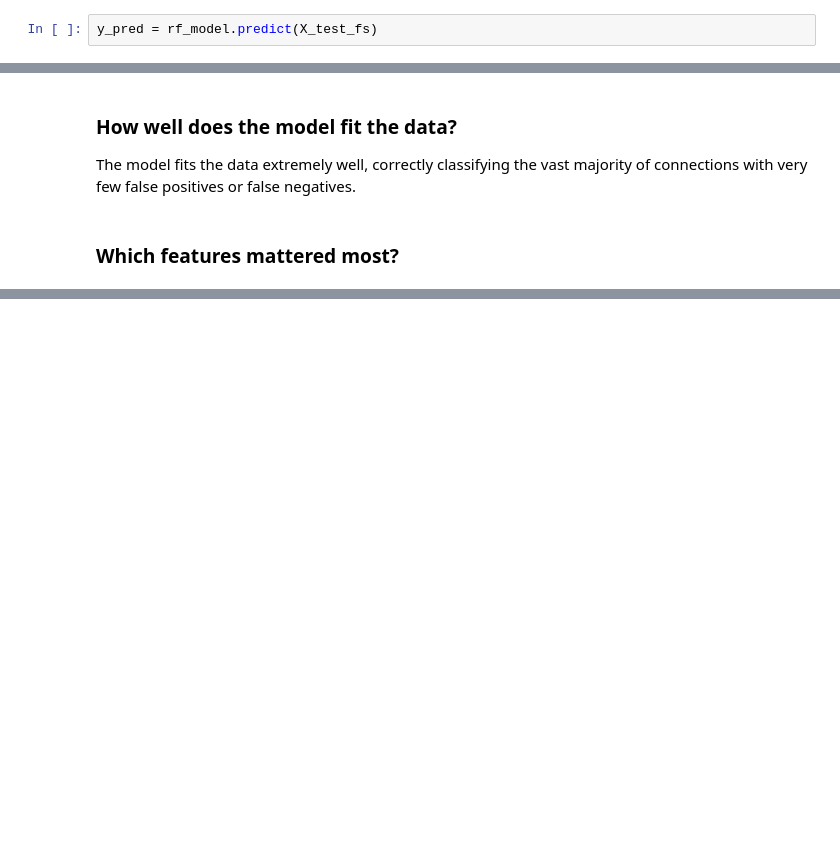
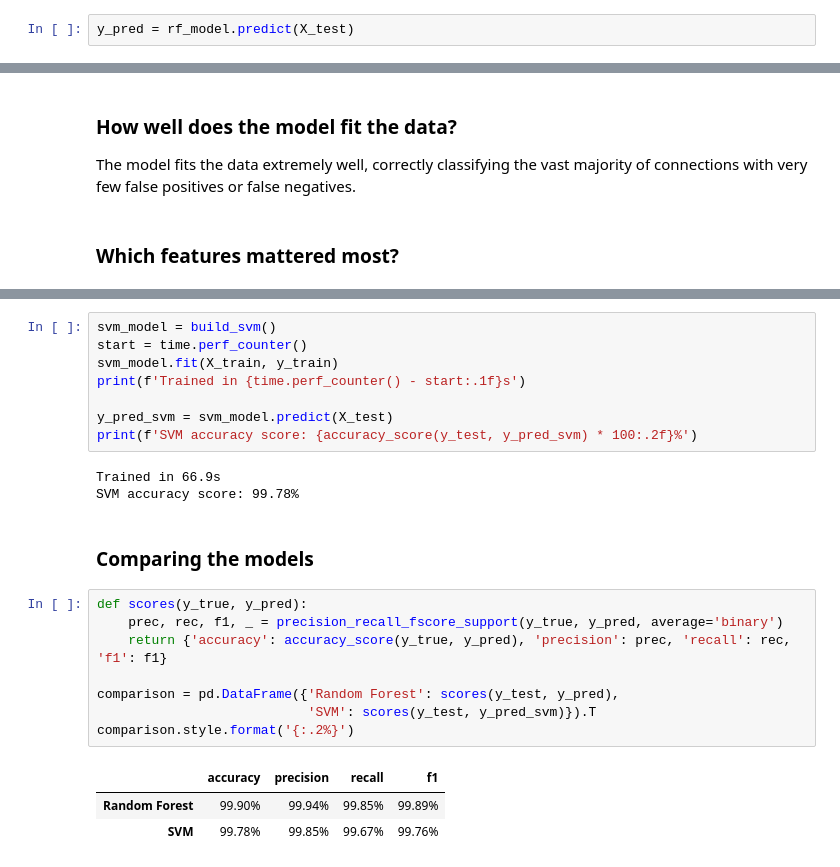
Before and after one commit to troutser/Network-intrusion-lab, a Jupyter notebook: lab_-_network_intrusion_detection.ipynb, the cells around one changed output, grey strips where cells are left out. Saved outputs shown, nothing was run; the diff lists cells and outputs as text; blank space fills up the shorter version.

```diff
--- a/lab_-_network_intrusion_detection.ipynb
+++ b/lab_-_network_intrusion_detection.ipynb
@@ -248,7 +227,7 @@ RandomForestClassifier(random_state=42)
 # %% [markdown]
 ### Predicting the testing set
 # %%
-y_pred = rf_model.predict(X_test_fs)
+y_pred = rf_model.predict(X_test)
 # %% [markdown]
 ### Testing the model with a confusion matrix
 # %%
@@ -291,0 +278,25 @@ separation between normal and attack traffic.
+# %%
+svm_model = build_svm()
+start = time.perf_counter()
+svm_model.fit(X_train, y_train)
+print(f'Trained in {time.perf_counter() - start:.1f}s')
+
+y_pred_svm = svm_model.predict(X_test)
+print(f'SVM accuracy score: {accuracy_score(y_test, y_pred_svm) * 100:.2f}%')
+# %% [output]
+Trained in 66.9s
+SVM accuracy score: 99.78%
+# %% [markdown]
+### Comparing the models
+# %%
+def scores(y_true, y_pred):
+    prec, rec, f1, _ = precision_recall_fscore_support(y_true, y_pred, average='binary')
+    return {'accuracy': accuracy_score(y_true, y_pred), 'precision': prec, 'recall': rec, 'f1': f1}
+
+comparison = pd.DataFrame({'Random Forest': scores(y_test, y_pred),
+                           'SVM': scores(y_test, y_pred_svm)}).T
+comparison.style.format('{:.2%}')
+# %% [output]
+|  | accuracy | precision | recall | f1 |
+| Random Forest | 99.90% | 99.94% | 99.85% | 99.89% |
+| SVM | 99.78% | 99.85% | 99.67% | 99.76% |
```
Also changed, not shown: parts of 27 cells of this notebook, 6 other files.
